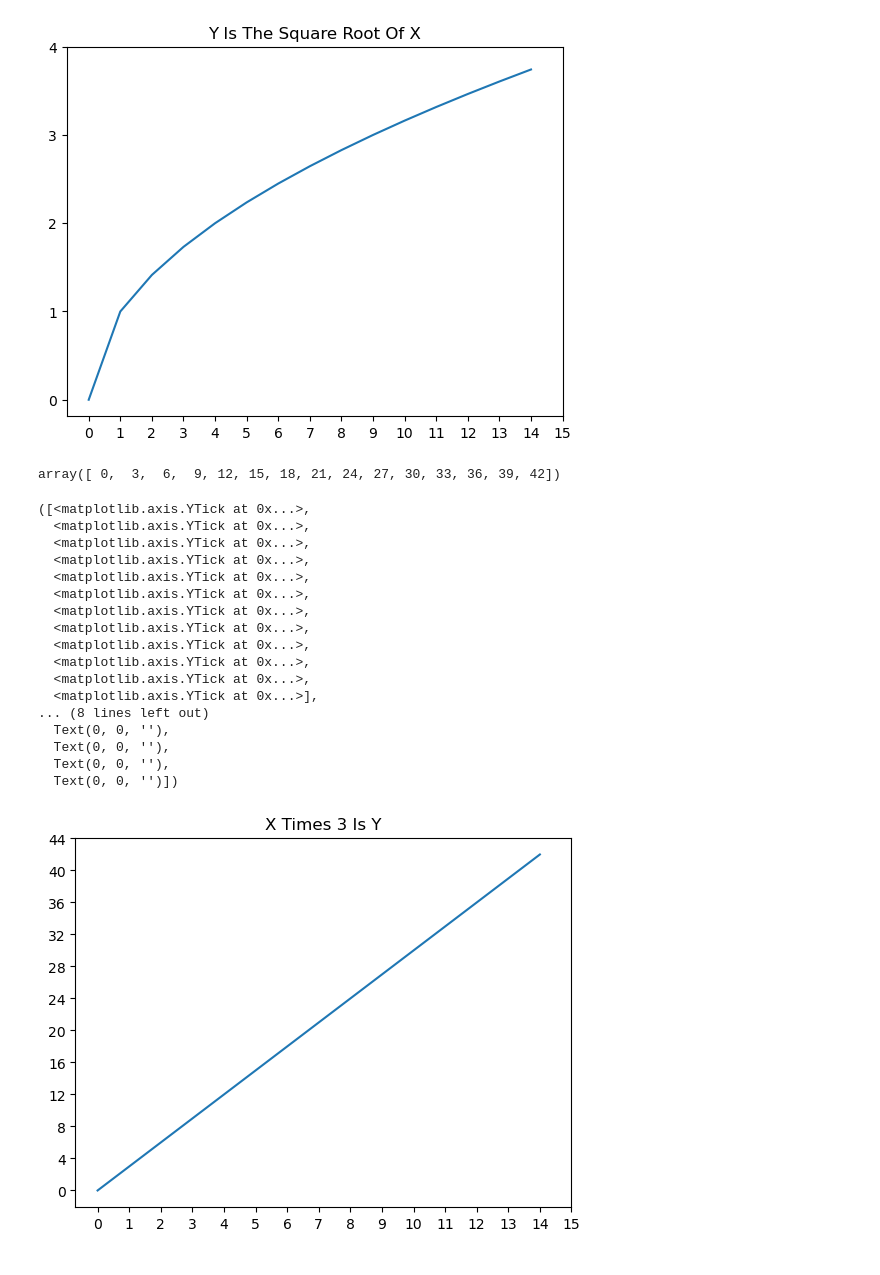
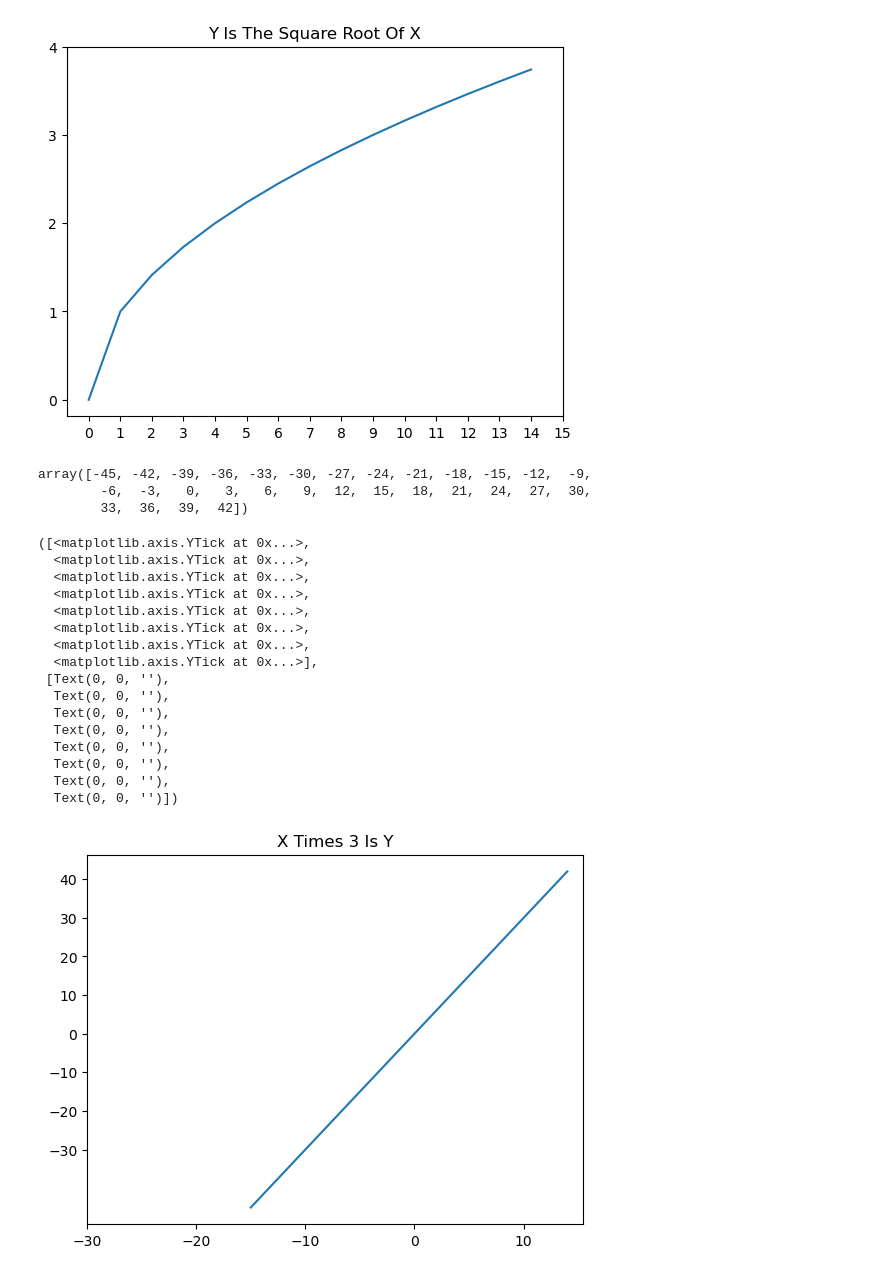
Before and after one commit to MagdalenaRahn/numpy-pandas-visualization-exercises, a Jupyter notebook: matplotlib_exercises_16Nov2022.ipynb, the cells around one changed output. Cells and saved outputs as stored; diff of their text form; code cells hidden in the pictures.

```diff
--- a/matplotlib_exercises_16Nov2022.ipynb
+++ b/matplotlib_exercises_16Nov2022.ipynb
@@ -46,7 +55,8 @@ You can use functions from the math module to help implement some of the equatio
 ' \ny=√x\ny=x3\ny=2x\ny=1/(x+1)\n\nYou can use functions from the math module to help implement some of the equations above.\n'
 # %%
 # 2
-x = np.array(range(0,15))
+x = np.array(range(-15,15))
+
 y_sq = np.sqrt(x)
 y_sq
 
@@ -80,34 +104,38 @@ plt.yticks(range(0, 5))
 # 2 / y=x3
 y3 = x * 3
 y3
+
+# this way of generating the data works with an array ; it does not work with a list (ie, if x were a list)
+if a list
 # %% [output]
-array([ 0,  3,  6,  9, 12, 15, 18, 21, 24, 27, 30, 33, 36, 39, 42])
+array([-45, -42, -39, -36, -33, -30, -27, -24, -21, -18, -15, -12,  -9,
+        -6,  -3,   0,   3,   6,   9,  12,  15,  18,  21,  24,  27,  30,
+        33,  36,  39,  42])
 # %%
 plt.plot(x,y3)
 
 plt.title('X Times 3 Is Y')
 
-plt.xticks(range(0,16))
-plt.yticks(range(0, 45,4))
+plt.xticks(range(-30,16, 10))
+plt.yticks(range(-30, 45,10))
 # %% [output]
 ([<matplotlib.axis.YTick at 0x...>,
   <matplotlib.axis.YTick at 0x...>,
   <matplotlib.axis.YTick at 0x...>,
   <matplotlib.axis.YTick at 0x...>,
   <matplotlib.axis.YTick at 0x...>,
   <matplotlib.axis.YTick at 0x...>,
   <matplotlib.axis.YTick at 0x...>,
-  <matplotlib.axis.YTick at 0x...>,
-  <matplotlib.axis.YTick at 0x...>,
-  <matplotlib.axis.YTick at 0x...>,
-  <matplotlib.axis.YTick at 0x...>,
   <matplotlib.axis.YTick at 0x...>],
-... (8 lines left out)
+ [Text(0, 0, ''),
+  Text(0, 0, ''),
+  Text(0, 0, ''),
+  Text(0, 0, ''),
   Text(0, 0, ''),
   Text(0, 0, ''),
   Text(0, 0, ''),
   Text(0, 0, '')])
-[figure, old version]
+[figure, new version]
 # %%
 # 2 / y=2x
 
```
Also changed, not shown: parts of 16 cells of this notebook, 4 other files.
